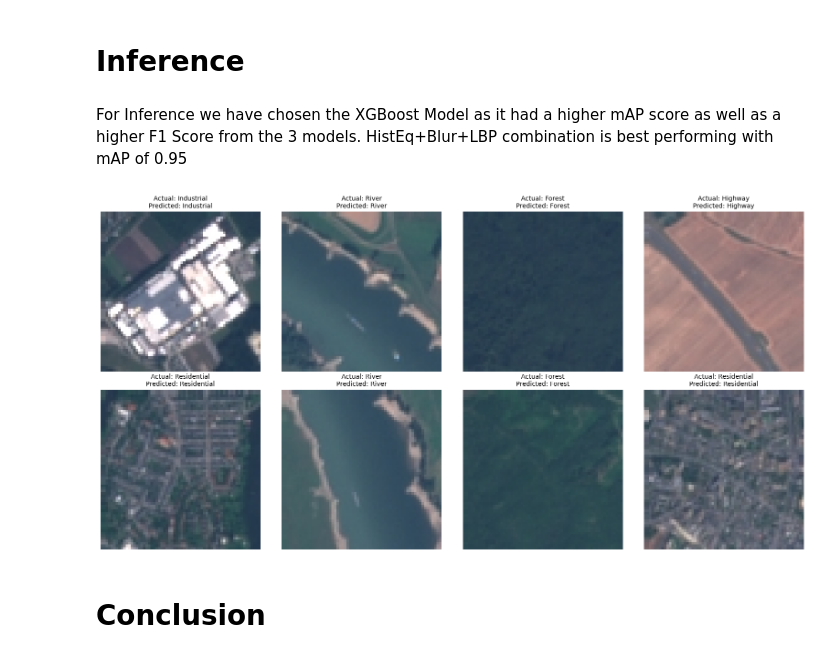
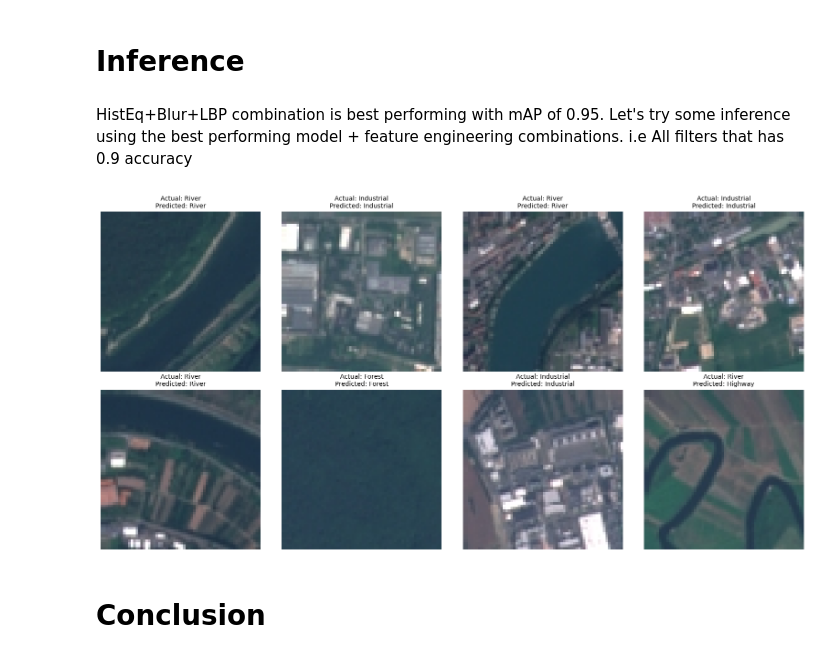
Before and after one commit to Jawahars/computer-vision, a Jupyter notebook: CV_assignment1_group43_problem1.ipynb, the cells around one changed output. Saved outputs shown, nothing was run; the diff lists cells and outputs as text; code cells hidden in the pictures.

Commit message:
update inference with best performer

```diff
--- a/CV_assignment1_group43_problem1.ipynb
+++ b/CV_assignment1_group43_problem1.ipynb
@@ -181,7 +180,8 @@ Mean: 0.0582, Std: 0.1181
 # %% [markdown]
 ## Test Train Split
 # %%
-X_train, X_test, y_train, y_test = train_test_split(X_features, y, test_size=0.2, stratify=y, random_state=SEED)
+indices = np.arange(len(X))
+X_train, X_test, y_train, y_test, train_idx, test_idx = train_test_split(X_features, y, indices, test_size=0.2, stratify=y, random_state=SEED)
 # %% [markdown]
 ## Cross Validation
 # %%
@@ -530,7 +530,9 @@ for config_name, flags in feature_configs.items():
         "precision": prec,
         "recall": rec,
         "f1_score": f1,
-        "mAP": mAP
+        "mAP": mAP,
+        "model": model,
+        "X_test": X_test,
     }
 # %% [output]
 Processing: HistEq
@@ -620,31 +624,38 @@ plt.show()
 [figure]
 # %% [markdown]
 # Inference
-# %% [markdown]
-For Inference we have chosen the XGBoost Model as it had a higher mAP score as well as a higher F1 Score from the 3 models. HistEq+Blur+LBP combination is best performing with mAP of 0.95
+# %% [markdown]
+HistEq+Blur+LBP combination is best performing with mAP of 0.95. Let's try some inference using the best performing model + feature engineering combinations. i.e All filters that has 0.9 accuracy
 # %%
 inv_label_map = {v: k for k, v in label_map.items()}
 
+best_model_feature = results["All"]
+X_test = best_model_feature["X_test"]
+xgb_model = best_model_feature["model"]
+
 sample_indices = random.sample(range(len(X_test)), 8)
 
+# Visualizing predictions for the test set
 fig, axes = plt.subplots(2, 4, figsize=(16, 8))
 axes = axes.flatten()
 
 for i, idx in enumerate(sample_indices):
-    original_img = X[np.where((X_features == X_test[idx]).all(axis=1))[0][0]]
+    original_img = X[test_idx[idx]]
+
+    # original_img = X[np.where((X_features == X_test[idx]).all(axis=1))[0][0]]
 
     true_label = inv_label_map[y_test[idx]]
     pred_label = inv_label_map[xgb_model.predict([X_test[idx]])[0]]
 
     ax = axes[i]
     ax.imshow(cv2.cvtColor(original_img, cv2.COLOR_BGR2RGB))
     ax.set_title(f"Actual: {true_label}\nPredicted: {pred_label}", fontsize=10)
     ax.axis('off')
 
 plt.tight_layout()
 plt.show()
 # %% [output]
-[figure, old version]
+[figure, new version]
 # %% [markdown]
 # Conclusion
 # %% [markdown]
```
Also changed, not shown: parts of 3 cells of this notebook, 1 other file.
